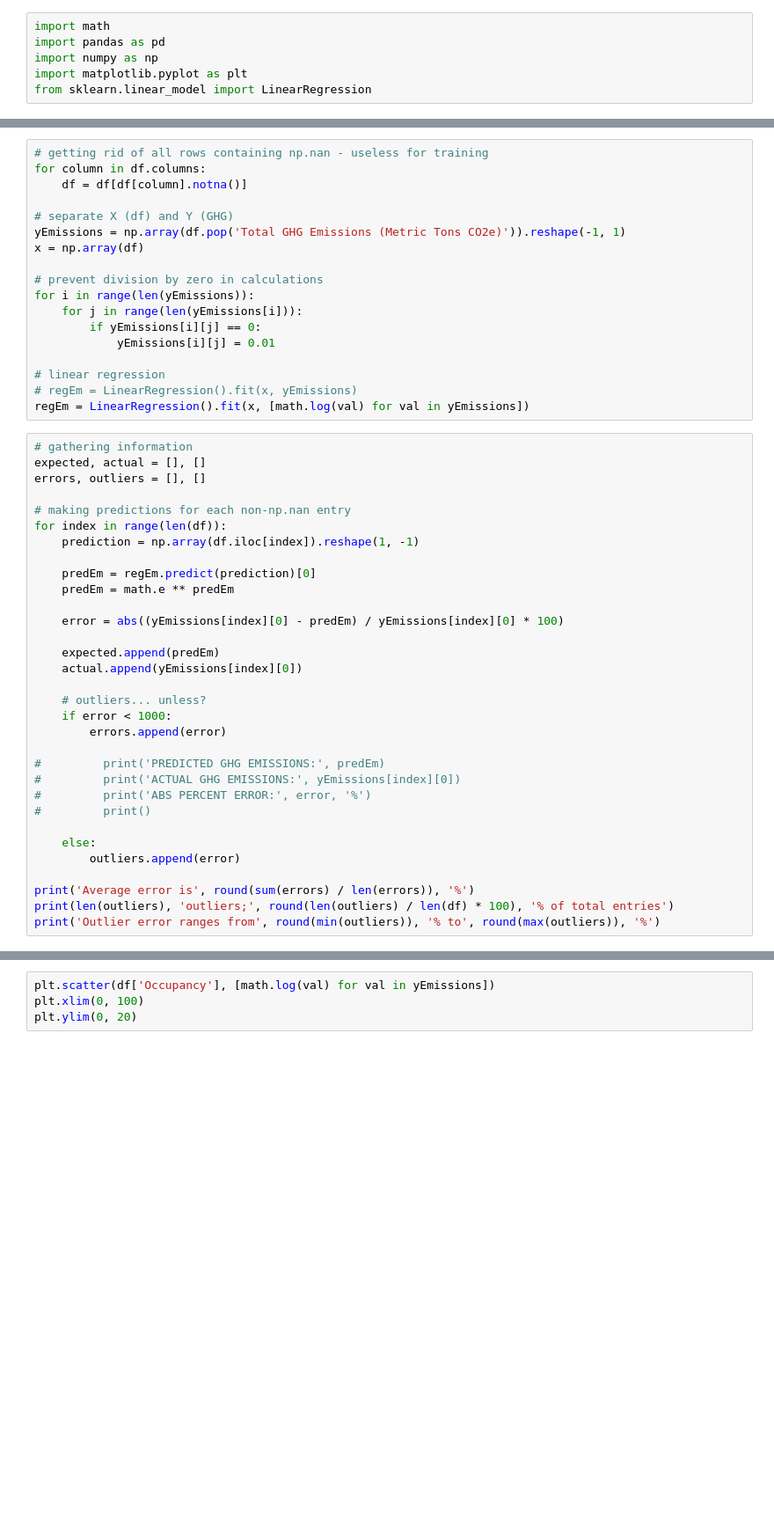
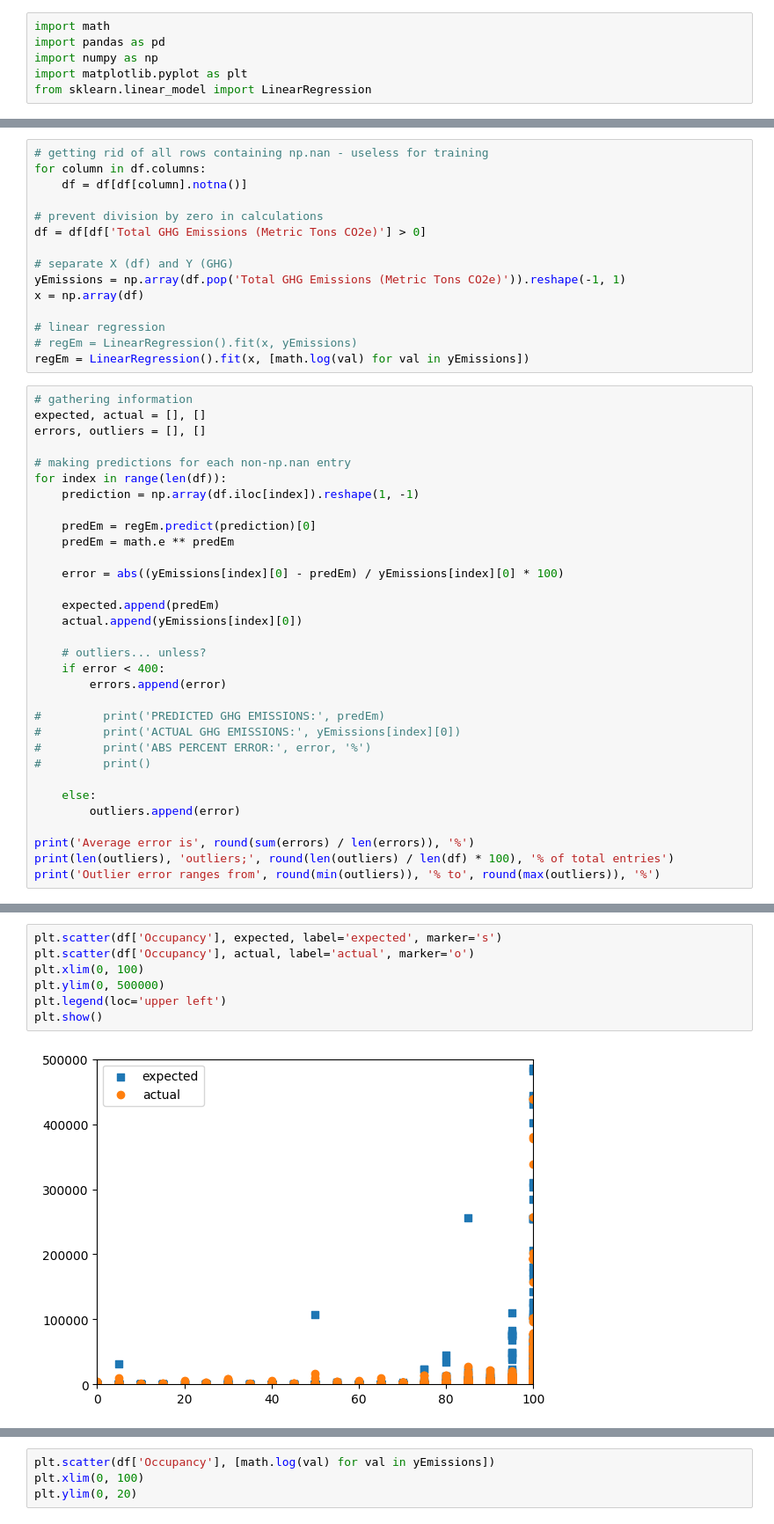
Before and after one commit to josh-quatela/Design-Project---BEEPM, a Jupyter notebook: DP.ipynb, the cells around one changed output, grey strips where cells are left out. Shown: that part at 88% size. Drawn from its saved outputs; the diff is of its cells as text; blank space fills up the shorter version.

```diff
--- a/DP.ipynb
+++ b/DP.ipynb
@@ -16,16 +18,13 @@ Wall time: 11.5 s
 for column in df.columns:
     df = df[df[column].notna()]
 
+# prevent division by zero in calculations
+df = df[df['Total GHG Emissions (Metric Tons CO2e)'] > 0]
+
 # separate X (df) and Y (GHG)
 yEmissions = np.array(df.pop('Total GHG Emissions (Metric Tons CO2e)')).reshape(-1, 1)
 x = np.array(df)
 
-# prevent division by zero in calculations
-for i in range(len(yEmissions)):
-    for j in range(len(yEmissions[i])):
-        if yEmissions[i][j] == 0:
-            yEmissions[i][j] = 0.01
-
 # linear regression
 # regEm = LinearRegression().fit(x, yEmissions)
 regEm = LinearRegression().fit(x, [math.log(val) for val in yEmissions])
@@ -47,7 +46,7 @@ for index in range(len(df)):
     actual.append(yEmissions[index][0])
 
     # outliers... unless?
-    if error < 1000:
+    if error < 400:
         errors.append(error)
 
 #         print('PREDICTED GHG EMISSIONS:', predEm)
@@ -94,0 +67,9 @@ plt.show()
+# %%
+plt.scatter(df['Occupancy'], expected, label='expected', marker='s')
+plt.scatter(df['Occupancy'], actual, label='actual', marker='o')
+plt.xlim(0, 100)
+plt.ylim(0, 500000)
+plt.legend(loc='upper left')
+plt.show()
+# %% [output]
+[figure, added]
```
Also changed, not shown: parts of 7 cells of this notebook.
